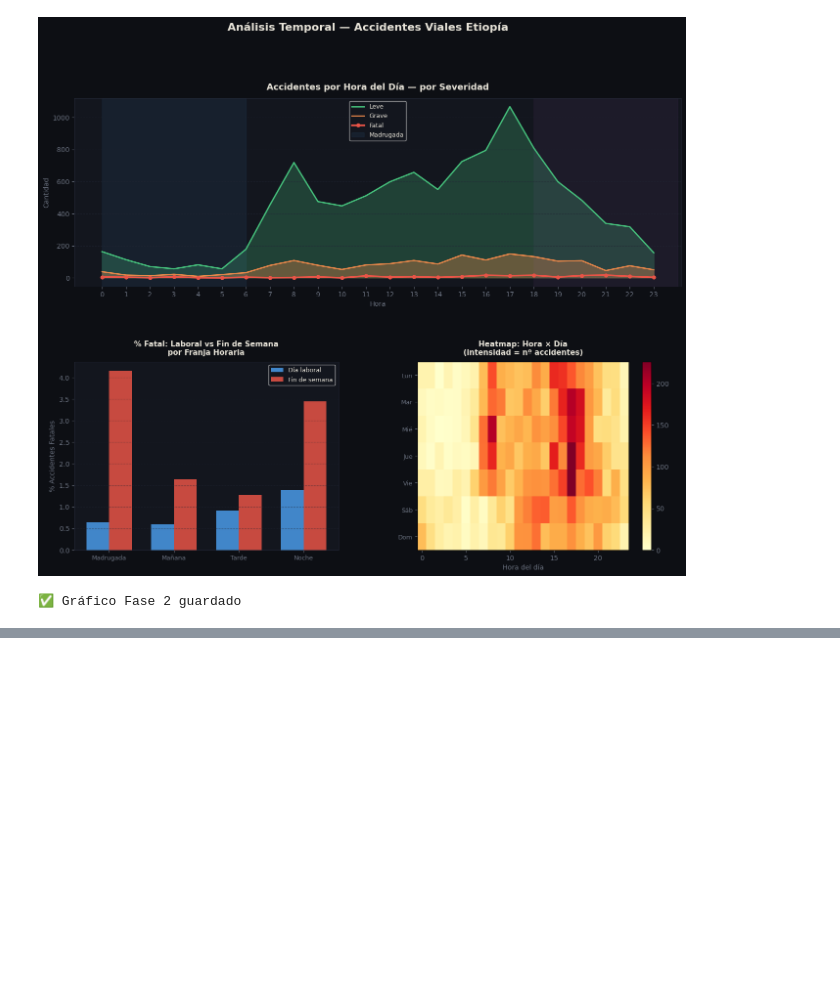
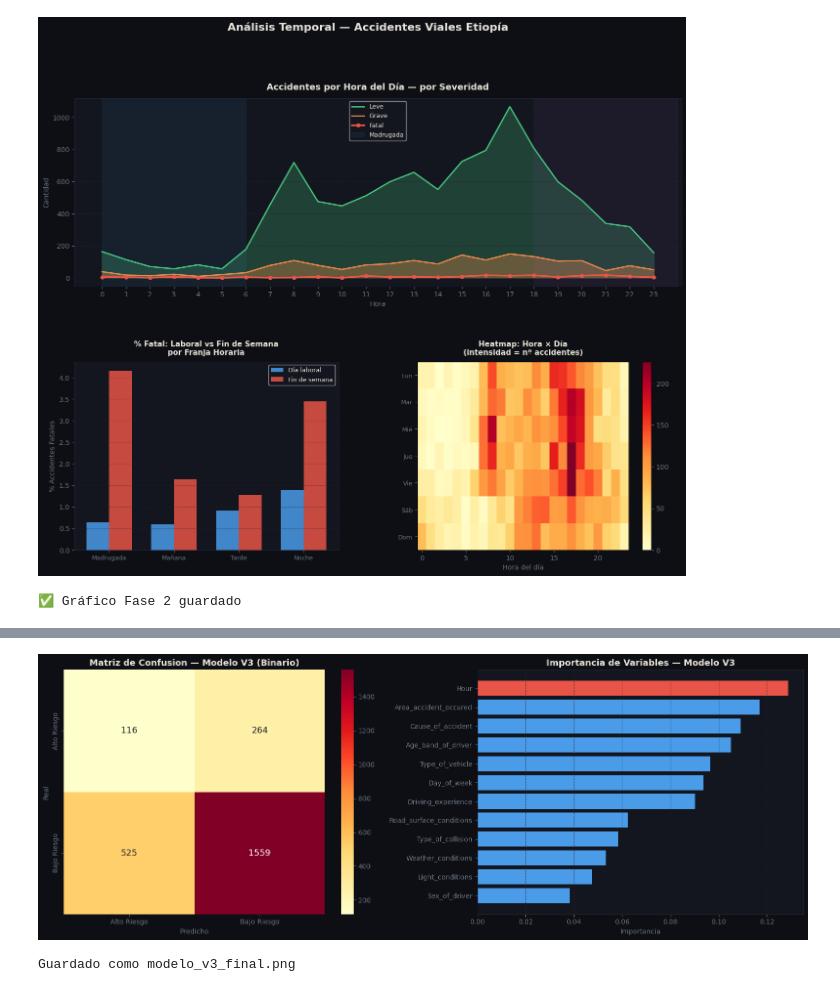
Before and after one commit to abnerxch/rta-accident-analysis, a Jupyter notebook: analisis_accidentes_viales.ipynb, the cells around one changed output, grey strips where cells are left out. Drawn from its saved outputs; the diff is of its cells as text; code cells hidden in the pictures; blank space fills up the shorter version.

```diff
--- a/analisis_accidentes_viales.ipynb
+++ b/analisis_accidentes_viales.ipynb
@@ -403,0 +490,18 @@ print('✅ Gráfico Fase 2 guardado')
+# %%
+smote = SMOTE(random_state=42)
+X_train_bal, y_train_bal = smote.fit_resample(X_train, y_train)
+
+print('Distribución ANTES de SMOTE:')
+print(pd.Series(y_train).value_counts())
+print('\nDistribución DESPUÉS de SMOTE:')
+print(pd.Series(y_train_bal).value_counts())
+
+modelo_v2 = RandomForestClassifier(
+    n_estimators=100, class_weight='balanced', random_state=42, n_jobs=-1
+)
+modelo_v2.fit(X_train_bal, y_train_bal)
+y_pred_v2 = modelo_v2.predict(X_test)
+
+print('\n=== MODELO V2 — SMOTE 3 clases ===')
+print(classification_report(y_test, y_pred_v2, zero_division=0))
+# Mejora: recall Serious sube de 1% a 16%
@@ -403,0 +587,43 @@ print('✅ Gráfico Fase 2 guardado')
+# %%
+# Visualización final: Matriz de confusión + Importancia de variables
+fig, axes = plt.subplots(1, 2, figsize=(16, 6))
+fig.patch.set_facecolor('#0d0f14')
+color_card = '#13161e'
+color_text = '#e8e4d9'
+color_muted = '#6b7280'
+
+# Matriz de confusión
+ax1 = axes[0]
+ax1.set_facecolor(color_card)
+clases_bin = sorted(y_test2.unique())
+cm = confusion_matrix(y_test2, y_pred3, labels=clases_bin)
+etiquetas = ['Alto Riesgo', 'Bajo Riesgo']
+sns.heatmap(cm, annot=True, fmt='d', cmap='YlOrRd',
+            xticklabels=etiquetas, yticklabels=etiquetas,
+            ax=ax1, annot_kws={'size': 13})
+ax1.set_title('Matriz de Confusion — Modelo V3 (Binario)',
+              color=color_text, fontsize=13, fontweight='bold')
+ax1.set_ylabel('Real', color=color_muted)
+ax1.set_xlabel('Predicho', color=color_muted)
+ax1.tick_params(colors=color_muted)
+
+# Importancia de variables
+ax2 = axes[1]
+ax2.set_facecolor(color_card)
+importancias = pd.Series(modelo_v3.feature_importances_, index=features).sort_values()
+colores = ['#e85447' if v == importancias.max() else '#4a9be8' for v in importancias.values]
+ax2.barh(importancias.index, importancias.values, color=colores)
+ax2.set_title('Importancia de Variables — Modelo V3',
+              color=color_text, fontsize=13, fontweight='bold')
+ax2.set_xlabel('Importancia', color=color_muted)
+ax2.tick_params(colors=color_muted)
+ax2.spines[['top','right','left','bottom']].set_color('#242836')
+ax2.grid(axis='x', color='#242836', linestyle='--', alpha=0.5)
+
+plt.tight_layout()
+plt.savefig('modelo_v3_final.png', dpi=150, bbox_inches='tight', facecolor='#0d0f14')
+plt.show()
+print('Guardado como modelo_v3_final.png')
+# %% [output]
+[figure, added]
+Guardado como modelo_v3_final.png
```
Also changed, not shown: parts of 10 cells of this notebook.
